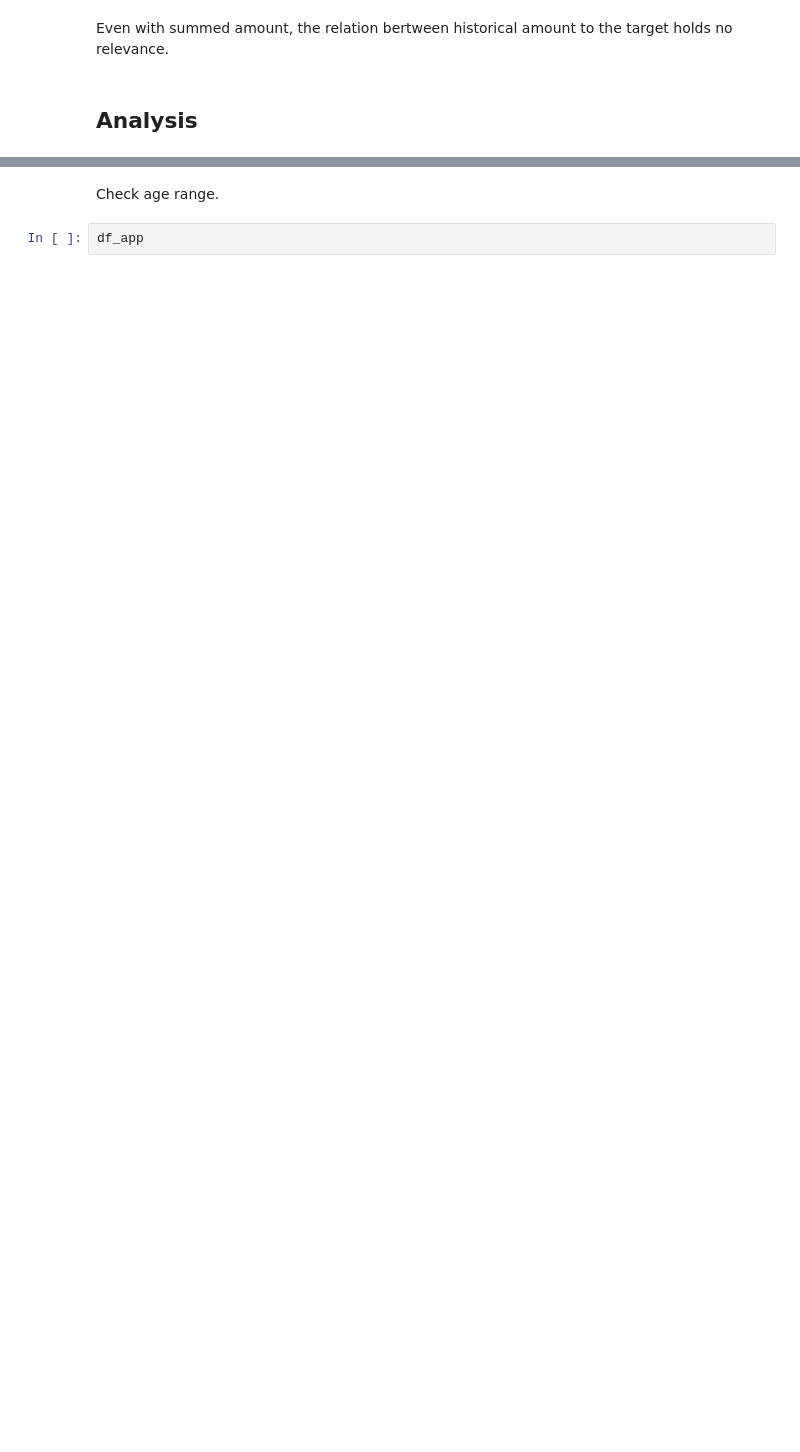
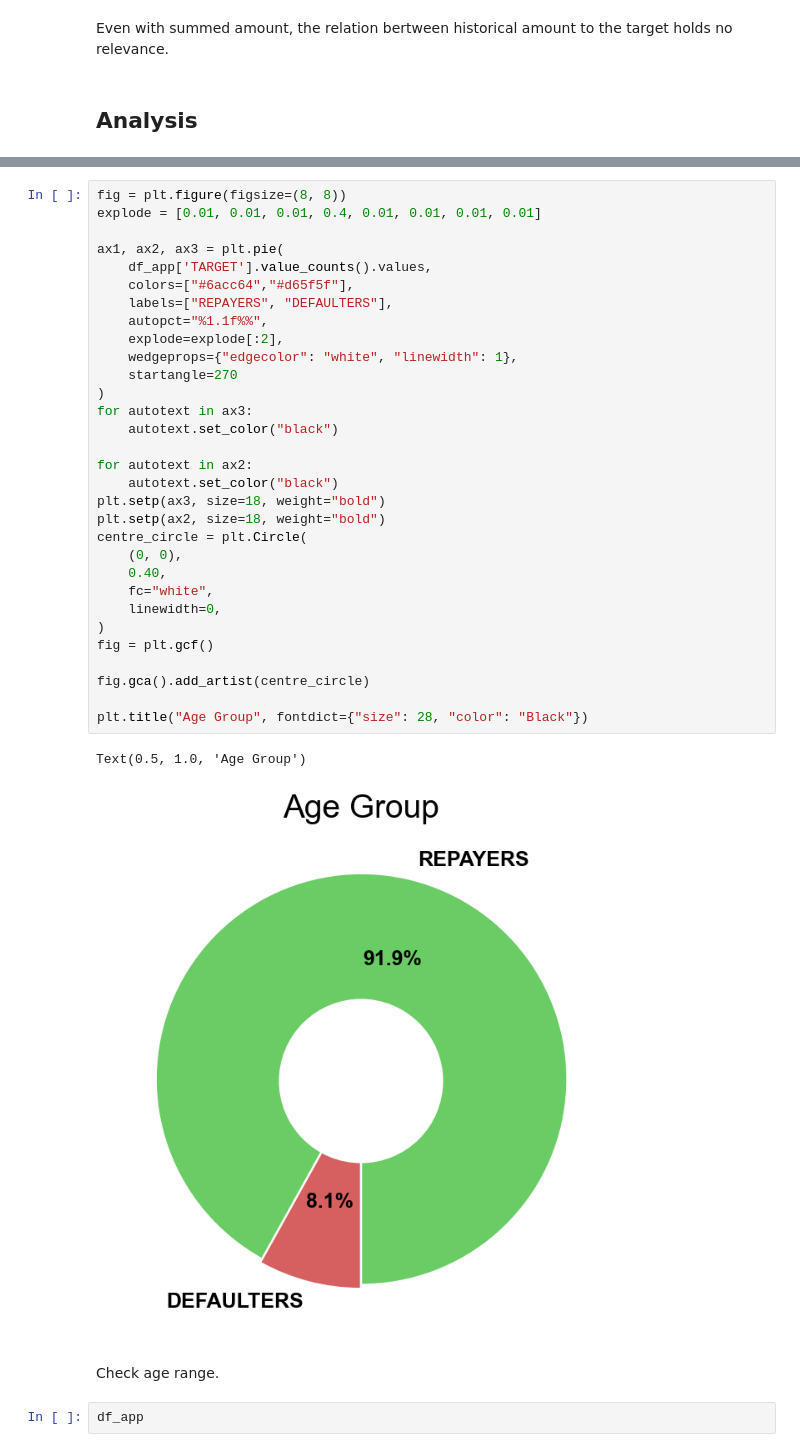
Before and after one commit to Ahmad-assegaf/hacktiv8-final-project, a Jupyter notebook: main.ipynb, the cells around one changed output, grey strips where cells are left out. Drawn from its saved outputs; the diff is of its cells as text; blank space fills up the shorter version.

```diff
--- a/main.ipynb
+++ b/main.ipynb
@@ -719,3 +720,37 @@ Even with summed amount, the relation bertween historical amount to the target h
+# %%
+fig = plt.figure(figsize=(8, 8))
+explode = [0.01, 0.01, 0.01, 0.4, 0.01, 0.01, 0.01, 0.01]
+
+ax1, ax2, ax3 = plt.pie(
+    df_app['TARGET'].value_counts().values,
+    colors=["#6acc64","#d65f5f"],
+    labels=["REPAYERS", "DEFAULTERS"],
+    autopct="%1.1f%%",
+    explode=explode[:2],
+    wedgeprops={"edgecolor": "white", "linewidth": 1},
+    startangle=270
+)
+for autotext in ax3:
+    autotext.set_color("black")
+
+for autotext in ax2:
+    autotext.set_color("black")
+plt.setp(ax3, size=18, weight="bold")
+plt.setp(ax2, size=18, weight="bold")
+centre_circle = plt.Circle(
+    (0, 0),
+    0.40,
+    fc="white",
+    linewidth=0,
+)
+fig = plt.gcf()
+
+fig.gca().add_artist(centre_circle)
+
+plt.title("Age Group", fontdict={"size": 28, "color": "Black"})
+# %% [output]
+Text(0.5, 1.0, 'Age Group')
+[figure, added]
 # %% [markdown]
 Check age range.
 # %%
```
Also changed, not shown: parts of 46 cells of this notebook.
